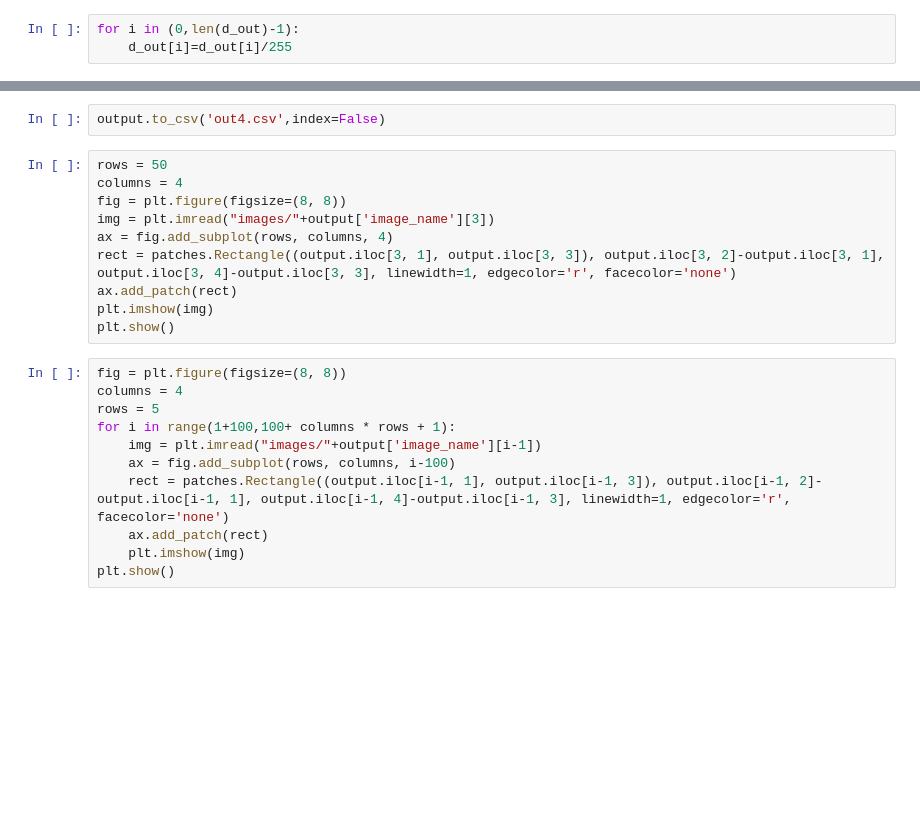
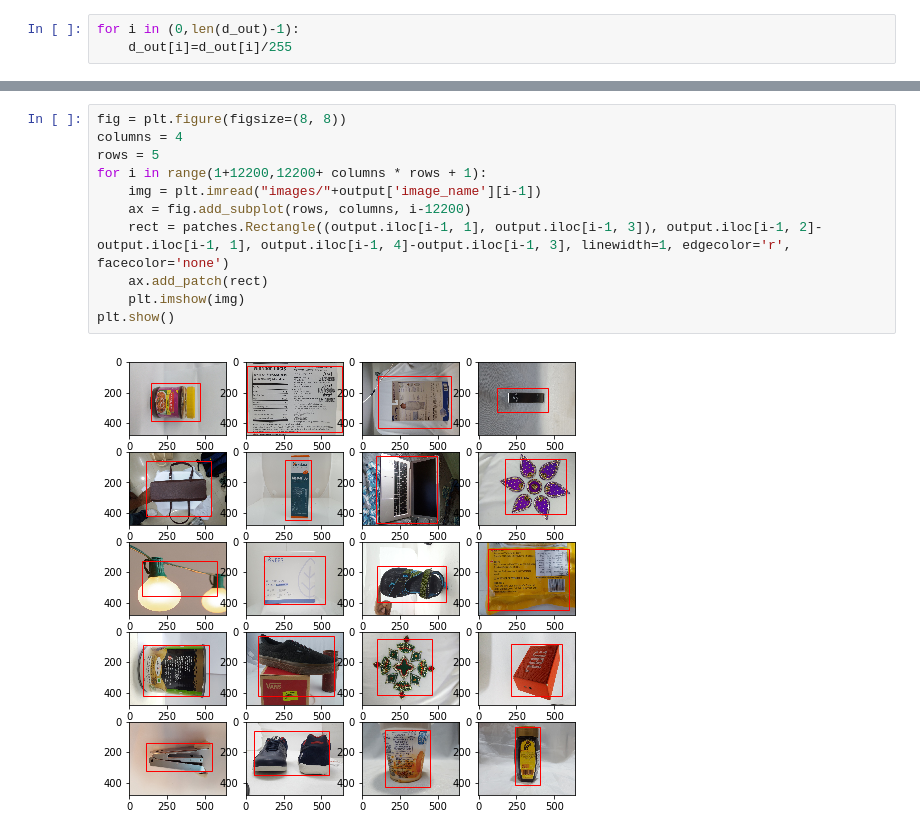
Before and after one commit to ashwinvaswani/FlipkartGrid, a Jupyter notebook: Untitled.ipynb, the cells around one changed output, grey strips where cells are left out. Drawn from its saved outputs; the diff is of its cells as text; blank space fills up the shorter version.

```diff
--- a/Untitled.ipynb
+++ b/Untitled.ipynb
@@ -192,23 +384,13 @@ output.head()
-# %%
-output.to_csv('out4.csv',index=False)
 # %%
-rows = 50
+fig = plt.figure(figsize=(8, 8))
 columns = 4
-fig = plt.figure(figsize=(8, 8))
-img = plt.imread("images/"+output['image_name'][3])
-ax = fig.add_subplot(rows, columns, 4)
-rect = patches.Rectangle((output.iloc[3, 1], output.iloc[3, 3]), output.iloc[3, 2]-output.iloc[3, 1], output.iloc[3, 4]-output.iloc[3, 3], linewidth=1, edgecolor='r', facecolor='none')
-ax.add_patch(rect)
-plt.imshow(img)
+rows = 5
+for i in range(1+12200,12200+ columns * rows + 1):
+    img = plt.imread("images/"+output['image_name'][i-1])
+    ax = fig.add_subplot(rows, columns, i-12200)
+    rect = patches.Rectangle((output.iloc[i-1, 1], output.iloc[i-1, 3]), output.iloc[i-1, 2]-output.iloc[i-1, 1], output.iloc[i-1, 4]-output.iloc[i-1, 3], linewidth=1, edgecolor='r', facecolor='none')
+    ax.add_patch(rect)
+    plt.imshow(img)
 plt.show()
+# %% [output]
+[figure, added]
-# %%
-fig = plt.figure(figsize=(8, 8))
-columns = 4
-rows = 5
-for i in range(1+100,100+ columns * rows + 1):
-    img = plt.imread("images/"+output['image_name'][i-1])
-    ax = fig.add_subplot(rows, columns, i-100)
-    rect = patches.Rectangle((output.iloc[i-1, 1], output.iloc[i-1, 3]), output.iloc[i-1, 2]-output.iloc[i-1, 1], output.iloc[i-1, 4]-output.iloc[i-1, 3], linewidth=1, edgecolor='r', facecolor='none')
-    ax.add_patch(rect)
-    plt.imshow(img)
-plt.show()
```
Also changed, not shown: parts of 36 cells of this notebook, 1 other file.
